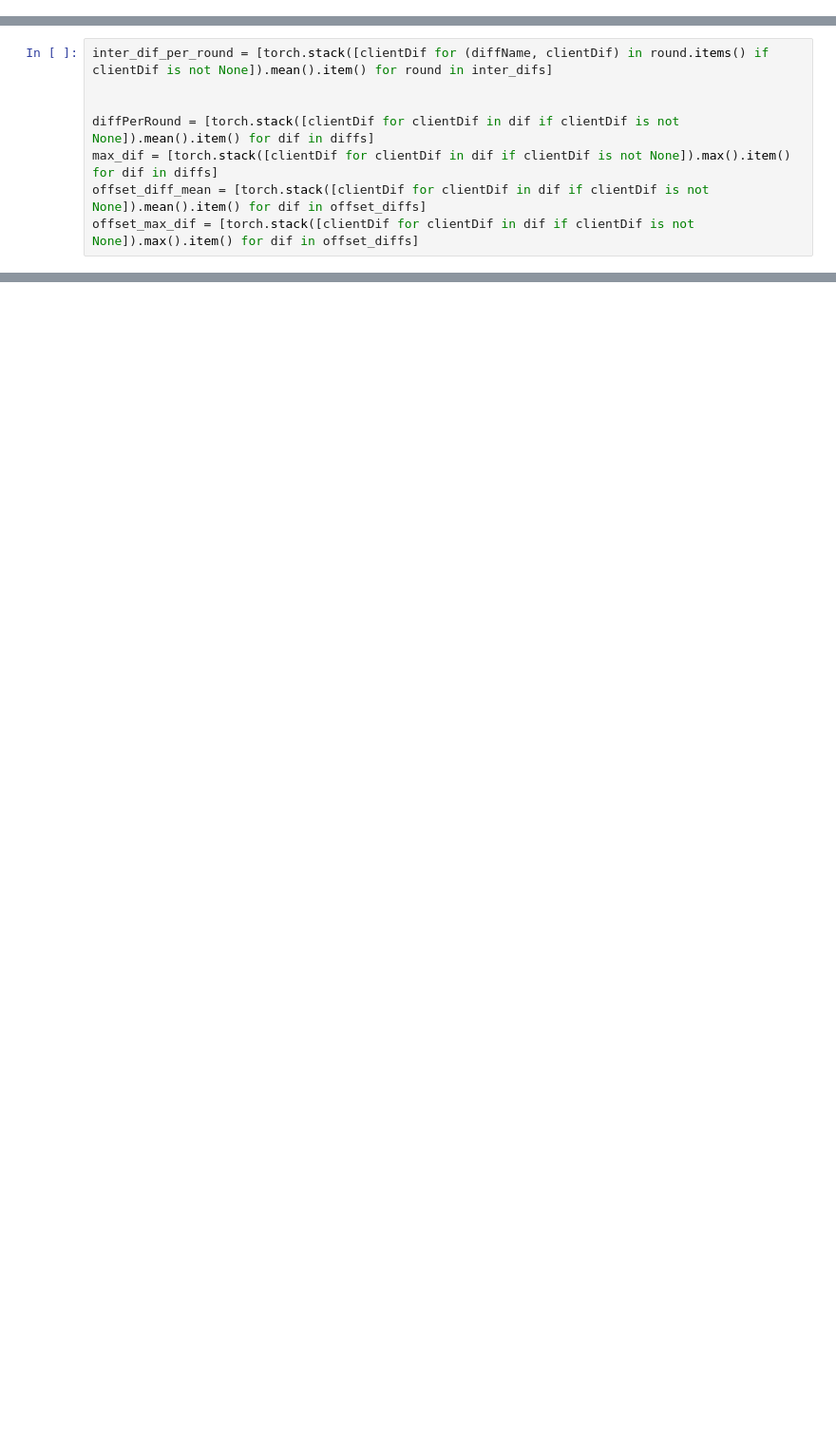
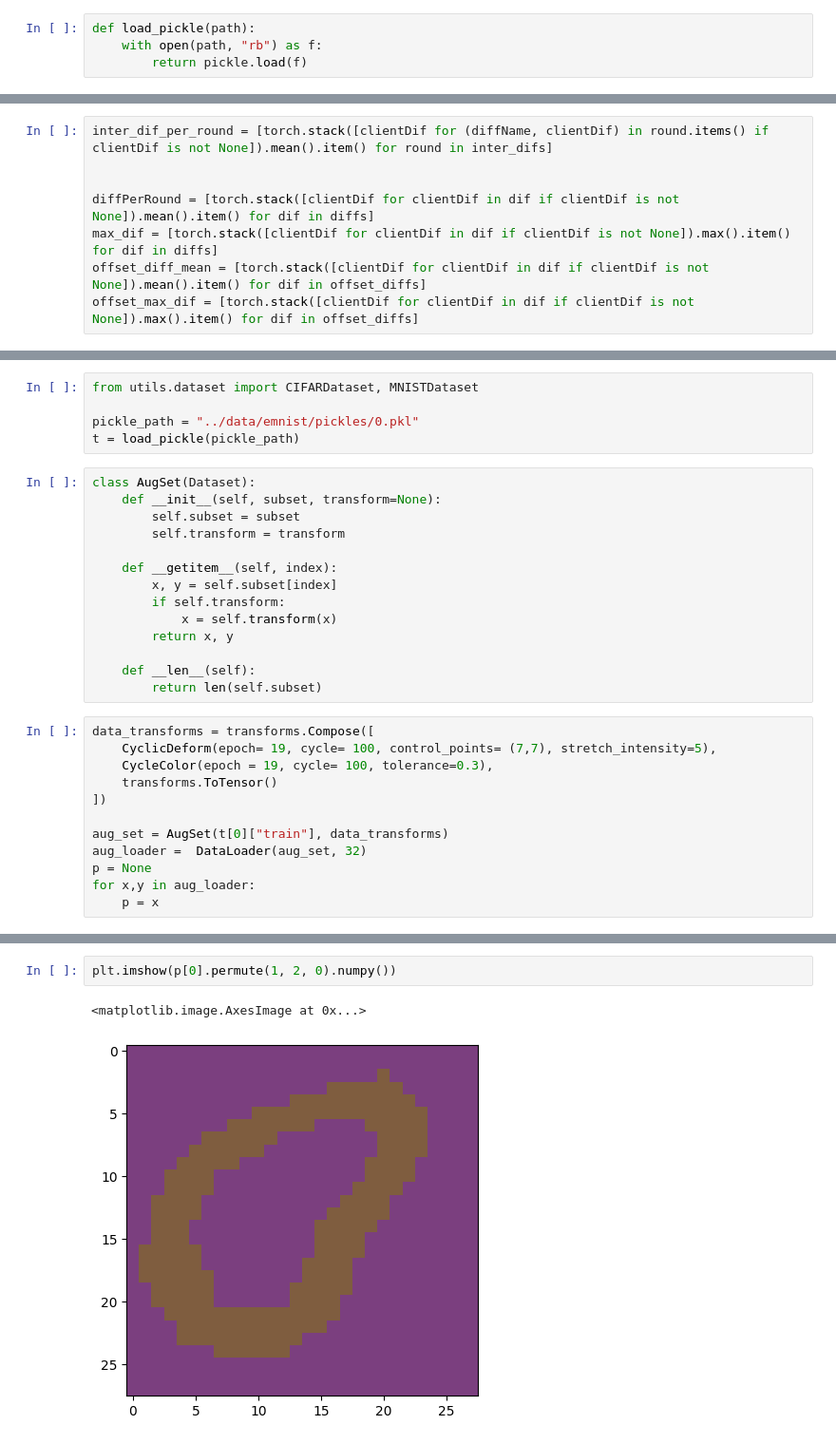
Before and after one commit to martinio1448/SCAFFOLD-PyTorch, a Jupyter notebook: src/read.ipynb, the cells around one changed output, grey strips where cells are left out. Shown: that part at 95% size. Drawn from its saved outputs; the diff is of its cells as text; blank space fills up the shorter version.

```diff
--- a/src/read.ipynb
+++ b/src/read.ipynb
@@ -12,0 +29,4 @@ True
+# %%
+def load_pickle(path):
+    with open(path, "rb") as f:
+        return pickle.load(f)
@@ -93,0 +152,31 @@ tensor(0.0034, device='cuda:6')
+# %%
+from utils.dataset import CIFARDataset, MNISTDataset
+
+pickle_path = "../data/emnist/pickles/0.pkl"
+t = load_pickle(pickle_path)
+# %%
+class AugSet(Dataset):
+    def __init__(self, subset, transform=None):
+        self.subset = subset
+        self.transform = transform
+
+    def __getitem__(self, index):
+        x, y = self.subset[index]
+        if self.transform:
+            x = self.transform(x)
+        return x, y
+
+    def __len__(self):
+        return len(self.subset)
+# %%
+data_transforms = transforms.Compose([
+    CyclicDeform(epoch= 19, cycle= 100, control_points= (7,7), stretch_intensity=5),
+    CycleColor(epoch = 19, cycle= 100, tolerance=0.3),
+    transforms.ToTensor()
+])
+
+aug_set = AugSet(t[0]["train"], data_transforms)
+aug_loader =  DataLoader(aug_set, 32)
+p = None
+for x,y in aug_loader:
+    p = x
@@ -93,0 +189,5 @@ tensor(0.0034, device='cuda:6')
+# %%
+plt.imshow(p[0].permute(1, 2, 0).numpy())
+# %% [output]
+<matplotlib.image.AxesImage at 0x...>
+[figure, added]
```
Also changed, not shown: parts of 29 cells of this notebook, 9 other files.
